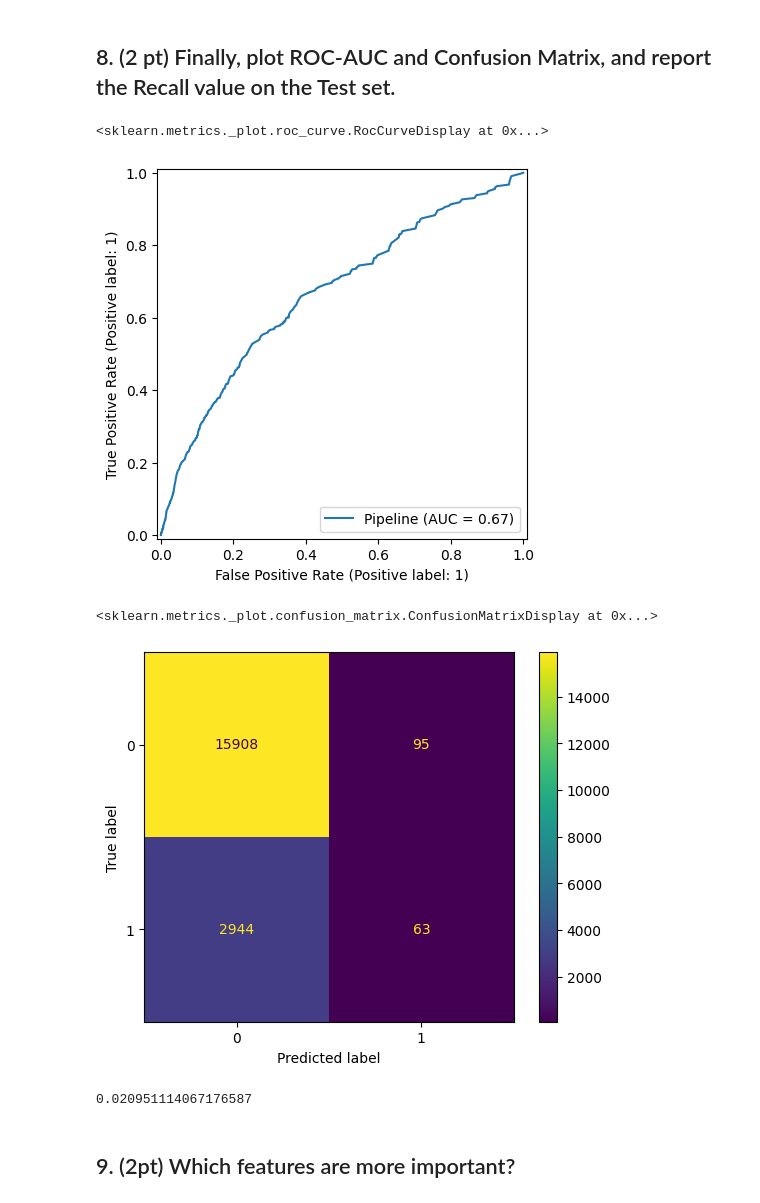
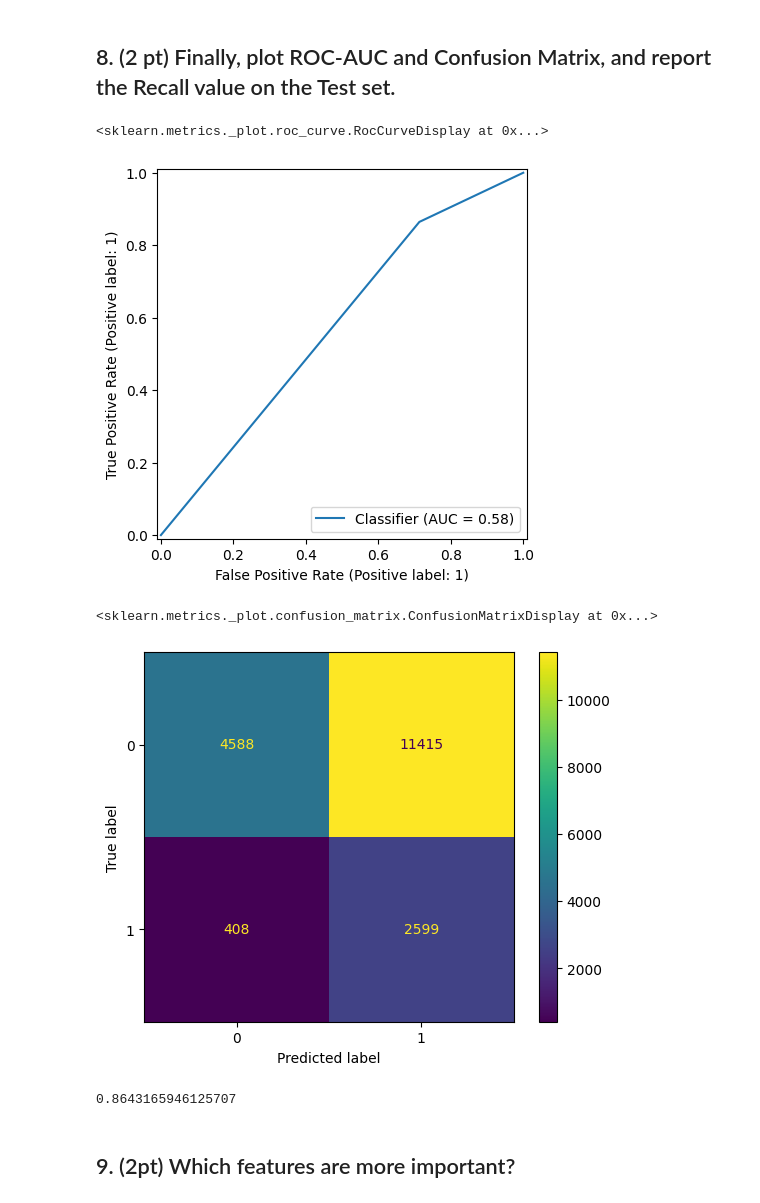
Before and after one commit to Nick-Azzarano/Machine-Learning-Practice, a Jupyter notebook: Spring2025/Homeworks/HW5.ipynb, the cells around one changed output. Saved outputs shown, nothing was run; the diff lists cells and outputs as text; code cells hidden in the pictures.

```diff
--- a/Spring2025/Homeworks/HW5.ipynb
+++ b/Spring2025/Homeworks/HW5.ipynb
@@ -391,22 +391,29 @@ recall_score(y_val, y_val_pred_binary)
 0.8753738783649053
 # %% [markdown]
 ## 8. (2 pt) Finally, plot ROC-AUC and Confusion Matrix, and report the Recall value on the Test set.
+# %%
+# Use .predict_proba to get the values in the interval  [0, 1]  instead of the classes 0 or 1.
+y_test_pred_proba = pipeline.predict_proba(X_test)[:,1]
+# %%
+# Choose the threshold, such that recall on the Validation set is  >0.5  (Think about this as the insuarance company's requirement.)
+threshold = 0.1
+y_test_pred_binary = (y_test_pred_proba >= threshold).astype(int)
 # %%
 # Plot ROC-AUC on the Test set.
-RocCurveDisplay.from_estimator(pipeline, X_test, y_test)
+RocCurveDisplay.from_predictions(y_test, y_test_pred_binary)
 # %% [output]
 <sklearn.metrics._plot.roc_curve.RocCurveDisplay at 0x...>
-[figure, old version]
+[figure, new version]
 # %%
-# Plot Confusion Matric on the Test set.
-ConfusionMatrixDisplay.from_estimator(pipeline, X_test, y_test)
+# Plot Confusion Matrix
+ConfusionMatrixDisplay.from_predictions(y_test, y_test_pred_binary)
 # %% [output]
 <sklearn.metrics._plot.confusion_matrix.ConfusionMatrixDisplay at 0x...>
-[figure, old version]
+[figure, new version]
 # %%
-# Report the Recall value on the Test set.
-recall_score(y_test, pipeline.predict(X_test))
+# Report the Recall value.
+recall_score(y_test, y_test_pred_binary)
 # %% [output]
-0.020951114067176587
+0.8643165946125707
 # %% [markdown]
 ## 9. (2pt) Which features are more important?
```
